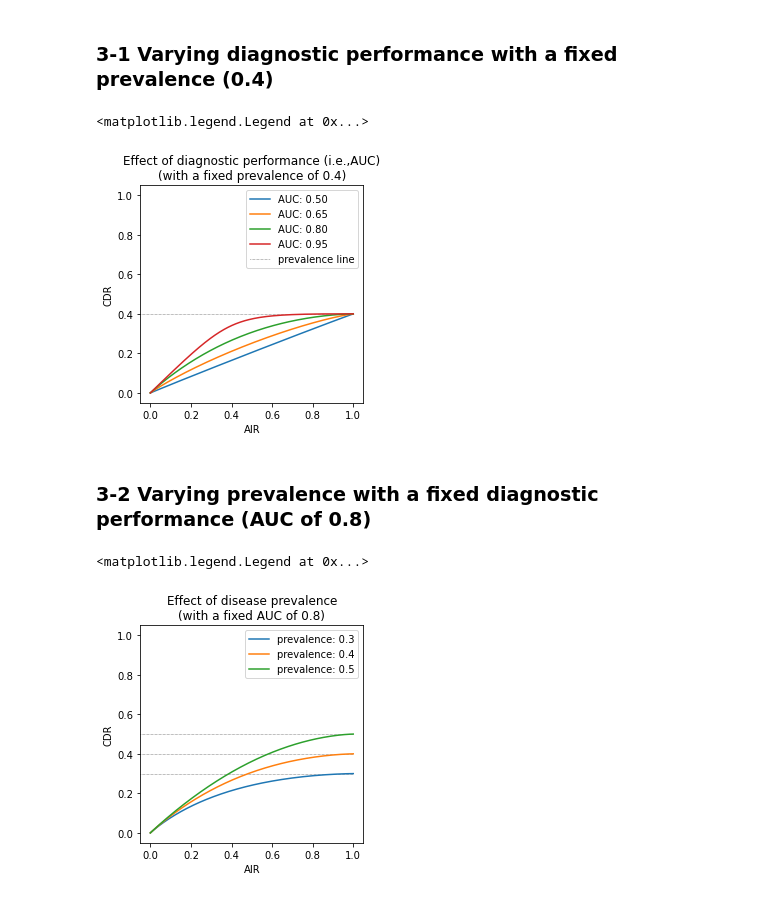
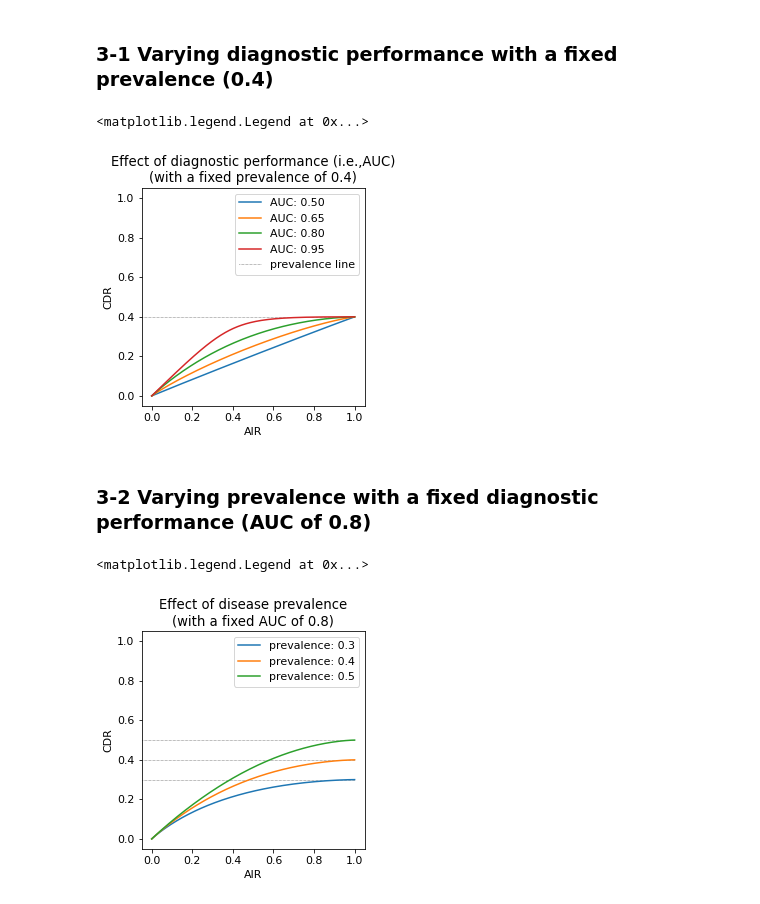
Before and after one commit to hnakai17/Performance_metrics_ProstateMRI, a Jupyter notebook: Simulation.ipynb, the cells around one changed output. Saved outputs shown, nothing was run; the diff lists cells and outputs as text; code cells hidden in the pictures.

```diff
--- a/Simulation.ipynb
+++ b/Simulation.ipynb
@@ -230,24 +230,25 @@ def getNearest_index(ds, num):
     idx = np.abs(ds - num).argmin()
     return idx
 # %%
+plt.rcParams.update({"font.size":11})
 plt.figure(figsize=(4,4))
 # AIR/CDR plots in AUC of 0.5, 0.65, 0.8, and 0.95
 for AUC in [0.50, 0.65, 0.80, 0.95]:
     ind_closeAUC = getNearest_index(results["AUC"], AUC)
     # prevelence = 0.4 -> ind_closeAUC+1
     ds_closeAUC = results.loc[ind_closeAUC+1]
     plt.plot(ds_closeAUC["AIR"], ds_closeAUC["CDR"], label=f"AUC: {AUC:.2f}")
     plt.ylim((-0.05, 1.05))
     plt.xlim((-0.05, 1.05))
 
 plt.hlines(y=0.4, xmin=-0.05, xmax=1, colors='black', ls=':', lw=0.5, label=f'prevalence line')
 plt.title("Effect of diagnostic performance (i.e.,AUC)\n(with a fixed prevalence of 0.4)")
 plt.xlabel("AIR")
 plt.ylabel("CDR")
 plt.legend()
 # %% [output]
 <matplotlib.legend.Legend at 0x...>
-[figure, old version]
+[figure, new version]
 # %% [markdown]
 ### 3-2 Varying prevalence with a fixed diagnostic performance (AUC of 0.8)
 # %%
@@ -268,4 +269,4 @@ plt.ylabel("CDR")
 plt.legend()
 # %% [output]
 <matplotlib.legend.Legend at 0x...>
-[figure, old version]
+[figure, new version]
```
Also changed, not shown: parts of 2 cells of this notebook.
